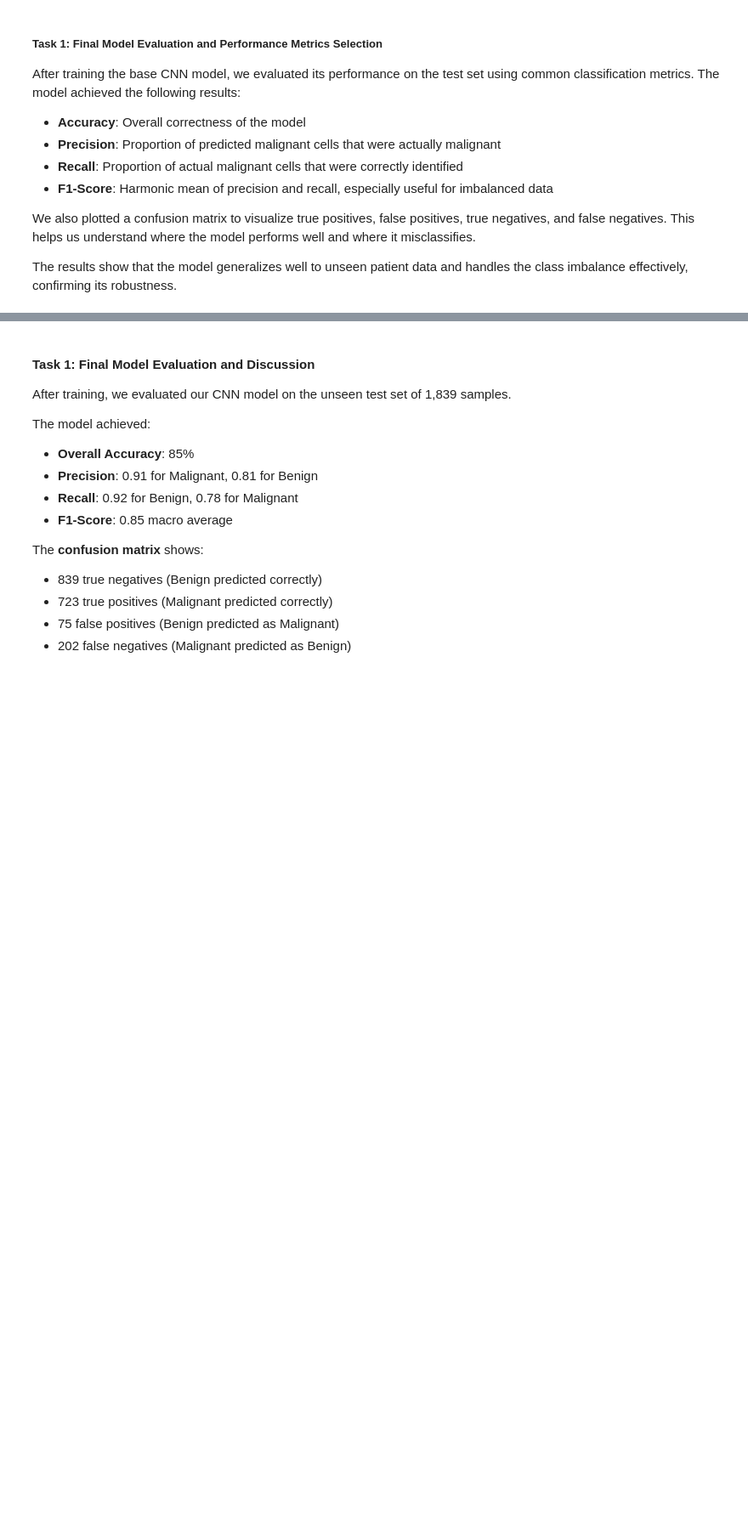
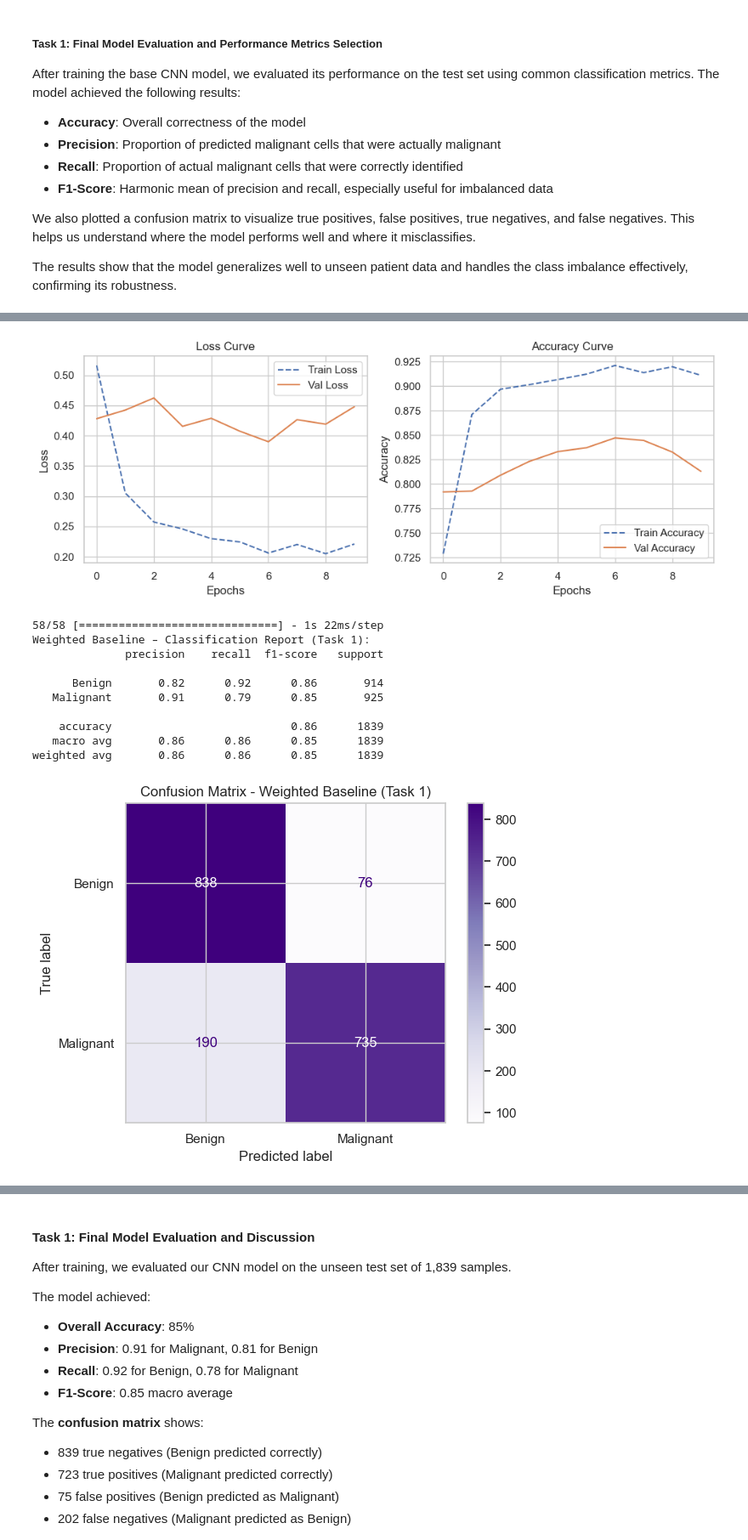
Before and after one commit to julian-schmidt-heron/Colon-Cancer-Image-Classification-RMIT-Group-Project-, a Jupyter notebook: s4002485_s3994439.ipynb, the cells around one changed output, grey strips where cells are left out. Shown at 85% size. Saved outputs shown, nothing was run; the diff lists cells and outputs as text; code cells hidden in the pictures; blank space fills up the shorter version.

Commit message:
Improve Task 1 final model with regularization and markdown updates

```diff
--- a/s4002485_s3994439.ipynb
+++ b/s4002485_s3994439.ipynb
@@ -771,0 +781,24 @@ weighted avg       0.85      0.84      0.84      1839
+# %%
+from tensorflow.keras.callbacks import EarlyStopping
+
+# Define early stopping callback
+early_stop = EarlyStopping(
+    monitor='val_loss',
+    patience=3,
+    restore_best_weights=True
+)
+
+
+
+# Re-build same baseline CNN
+cnn_model_weighted = build_base_cnn()
+
+# Train with class weights
+history_weighted = cnn_model_weighted.fit(
+    train_gen_task1,
+    validation_data=val_gen_task1,
+    epochs=15,
+    class_weight=class_weights_task1,  # 👈 class weights applied here
+    callbacks=[early_stop],
+    verbose=1
+)
@@ -771,0 +826,32 @@ weighted avg       0.85      0.84      0.84      1839
+# %%
+# Plot comparison learning curve
+plot_learning_curve(history_weighted)
+
+# Predict and evaluate
+y_pred_probs_weighted = cnn_model_weighted.predict(test_gen_task1)
+y_pred_weighted = (y_pred_probs_weighted > 0.5).astype(int).flatten()
+
+# Classification report
+print("Weighted Baseline – Classification Report (Task 1):")
+print(classification_report(y_true, y_pred_weighted, target_names=["Benign", "Malignant"]))
+
+# Confusion matrix
+cm_weighted = confusion_matrix(y_true, y_pred_weighted)
+disp = ConfusionMatrixDisplay(confusion_matrix=cm_weighted, display_labels=["Benign", "Malignant"])
+disp.plot(cmap='Purples')
+plt.title("Confusion Matrix - Weighted Baseline (Task 1)")
+plt.tight_layout()
+plt.show()
+# %% [output]
+[figure, added]
+58/58 [==============================] - 1s 22ms/step
+Weighted Baseline – Classification Report (Task 1):
+              precision    recall  f1-score   support
+
+      Benign       0.82      0.92      0.86       914
+   Malignant       0.91      0.79      0.85       925
+
+    accuracy                           0.86      1839
+   macro avg       0.86      0.86      0.85      1839
+weighted avg       0.86      0.86      0.85      1839
+[figure, added]
```
Also changed, not shown: parts of 21 cells of this notebook.
